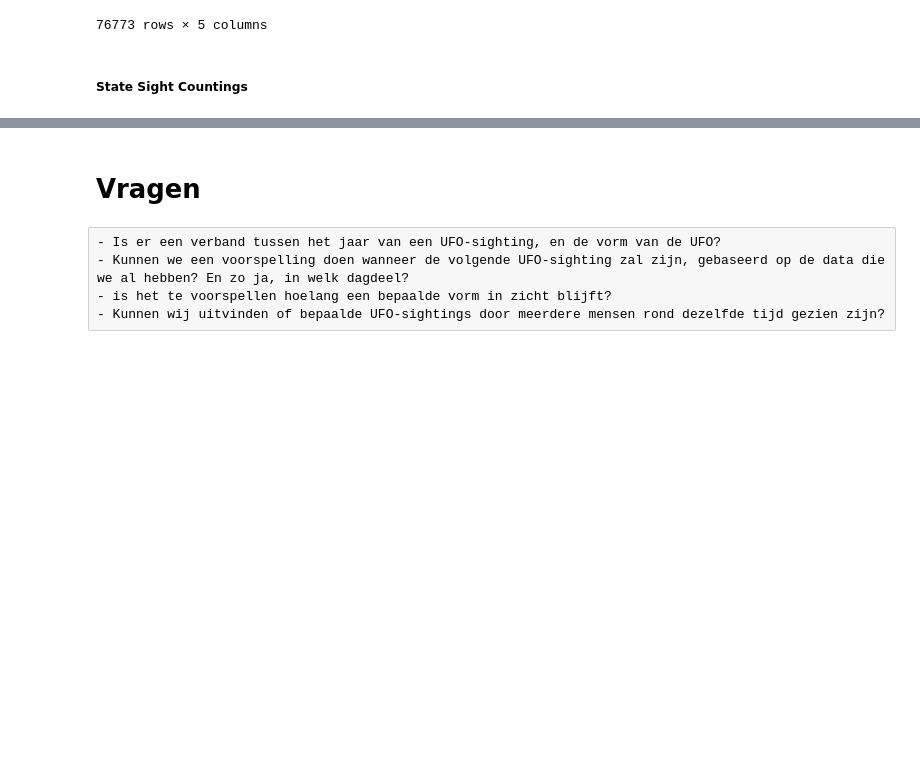
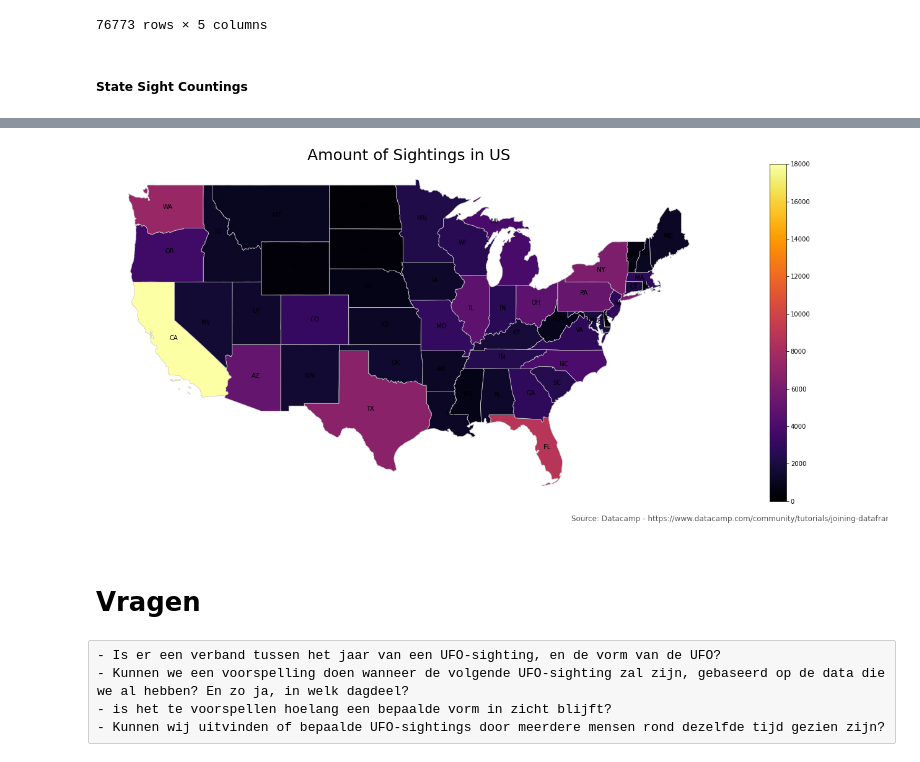
Before and after one commit to GameModes/CasusOpdrachtPG3, a Jupyter notebook: ufo_cm.ipynb, the cells around one changed output, grey strips where cells are left out. Cells and saved outputs as stored; diff of their text form; code cells hidden in the pictures; blank space fills up the shorter version.

Commit message:
Add files via upload
Added a sightings map for US

```diff
--- a/ufo_cm.ipynb
+++ b/ufo_cm.ipynb
@@ -169,5 +170,9 @@ onlystateextern = noclonedataset[['state']]
 onlystatefirst = firstdataset[['state']]
 onlystatetotal = pd.concat([onlystateextern, onlystatefirst])
 countings = onlystatetotal['state'].value_counts()
+countings = pd.DataFrame(countings)
+
+countings = countings.reset_index() #thanks Mark
+countings = countings.rename(columns={'index': 'STUSPS', 'state': 'sightings'})
 countings
 # %% [output]
@@ -196,0 +196,3 @@ ImportError: The descartes package is required for plotting polygons in geopanda
+# %%
+states = geopandas.read_file('data/usa-states-census-2014.shp')
+states.head()
@@ -196,0 +206,5 @@ ImportError: The descartes package is required for plotting polygons in geopanda
+# %%
+states = states.to_crs("EPSG:3395")
+plt.rcParams['figure.figsize'] = [50, 70] #height, width
+merged = states.merge(countings, how='left', left_on="STUSPS", right_on="STUSPS")
+merged.head()
@@ -197,3 +218,33 @@ ImportError: The descartes package is required for plotting polygons in geopanda
+# %%
+#source: https://towardsdatascience.com/a-beginners-guide-to-create-a-cloropleth-map-in-python-using-geopandas-and-matplotlib-9cc4175ab630
+
+# set the value column that will be visualised
+variable = 'sightings'
+# set the range for the choropleth values
+vmin, vmax = 0, 18000
+# create figure and axes for Matplotlib
+fig, ax = plt.subplots(1, figsize=(30, 10))
+# remove the axis
+ax.axis('off')
+# add a title and annotation
+ax.set_title('Amount of Sightings in US', fontdict={'fontsize': '25', 'fontweight' : '3'})
+ax.annotate('Source: Datacamp - https://www.datacamp.com/community/tutorials/joining-dataframes-pandas', xy=(0.6, .05), xycoords='figure fraction', fontsize=12, color='#555555')
+# Create colorbar legend
+sm = plt.cm.ScalarMappable(cmap='inferno', norm=plt.Normalize(vmin=vmin, vmax=vmax))
+# empty array for the data range
+sm.set_array([]) # or alternatively sm._A = []. Not sure why this step is necessary, but many recommends it
+# add the colorbar to the figure
+fig.colorbar(sm)
+# create map
+merged.plot(column=variable, cmap='inferno', linewidth=0.8, ax=ax, edgecolor='0.8')
+
+# Add Labels
+merged['coords'] = merged['geometry'].apply(lambda x: x.representative_point().coords[:])
+merged['coords'] = [coords[0] for coords in merged['coords']]
+for idx, row in merged.iterrows():
+    plt.annotate(s=row['STUSPS'], xy=row['coords'],horizontalalignment='center')
+# %% [output]
+[figure, added]
 # %% [markdown]
 # Vragen <a class="anchor" id="vragen"></a>
 # %% [raw]
```
Also changed, not shown: parts of 5 cells of this notebook, 9 other files.
